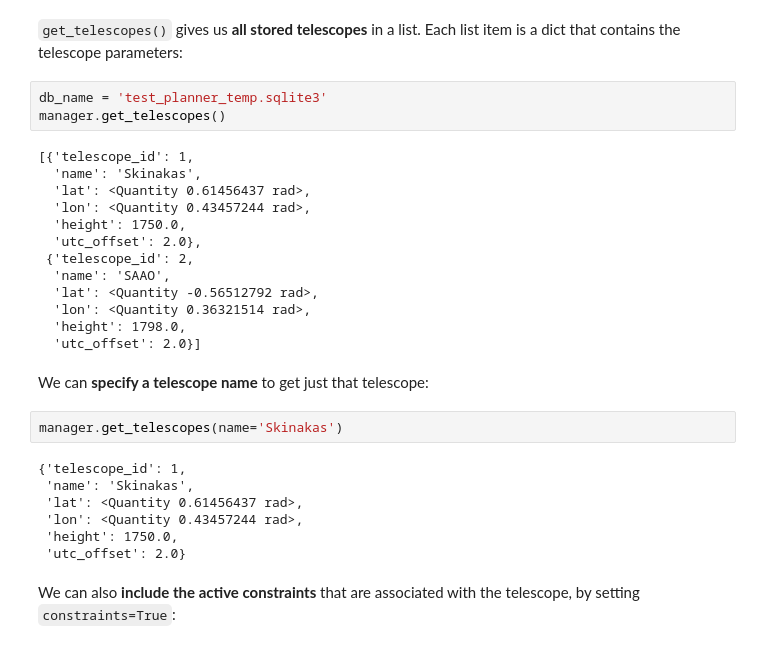
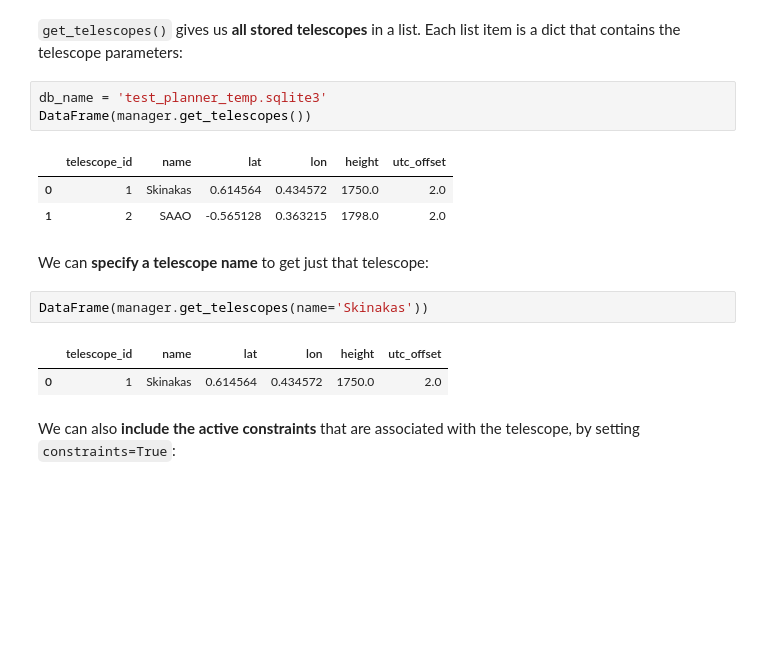
Before and after one commit to skiehl/pasiphae-survey-planner, a Jupyter notebook: Doc_DBManagers.ipynb, the cells around one changed output. Cells and saved outputs as stored; diff of their text form; blank space fills up the shorter version.

```diff
--- a/Doc_DBManagers.ipynb
+++ b/Doc_DBManagers.ipynb
@@ -334,31 +335,18 @@ Constraint 'MoonDistance' for telescope 'Skinakas'.
 `get_telescopes()` gives us **all stored telescopes** in a list. Each list item is a dict that contains the telescope parameters:
 # %%
 db_name = 'test_planner_temp.sqlite3'
-manager.get_telescopes()
+DataFrame(manager.get_telescopes())
 # %% [output]
-[{'telescope_id': 1,
-  'name': 'Skinakas',
-  'lat': <Quantity 0.61456437 rad>,
-  'lon': <Quantity 0.43457244 rad>,
-  'height': 1750.0,
-  'utc_offset': 2.0},
- {'telescope_id': 2,
-  'name': 'SAAO',
-  'lat': <Quantity -0.56512792 rad>,
-  'lon': <Quantity 0.36321514 rad>,
-  'height': 1798.0,
-  'utc_offset': 2.0}]
+|  | telescope_id | name | lat | lon | height | utc_offset |
+| 0 | 1 | Skinakas | 0.614564 | 0.434572 | 1750.0 | 2.0 |
+| 1 | 2 | SAAO | -0.565128 | 0.363215 | 1798.0 | 2.0 |
 # %% [markdown]
 We can **specify a telescope name** to get just that telescope:
 # %%
-manager.get_telescopes(name='Skinakas')
+DataFrame(manager.get_telescopes(name='Skinakas'))
 # %% [output]
-{'telescope_id': 1,
- 'name': 'Skinakas',
- 'lat': <Quantity 0.61456437 rad>,
- 'lon': <Quantity 0.43457244 rad>,
- 'height': 1750.0,
- 'utc_offset': 2.0}
+|  | telescope_id | name | lat | lon | height | utc_offset |
+| 0 | 1 | Skinakas | 0.614564 | 0.434572 | 1750.0 | 2.0 |
 # %% [markdown]
 We can also **include the active constraints** that are associated with the telescope, by setting `constraints=True`:
 # %%
```
Also changed, not shown: parts of 29 cells of this notebook, 2 other files.
